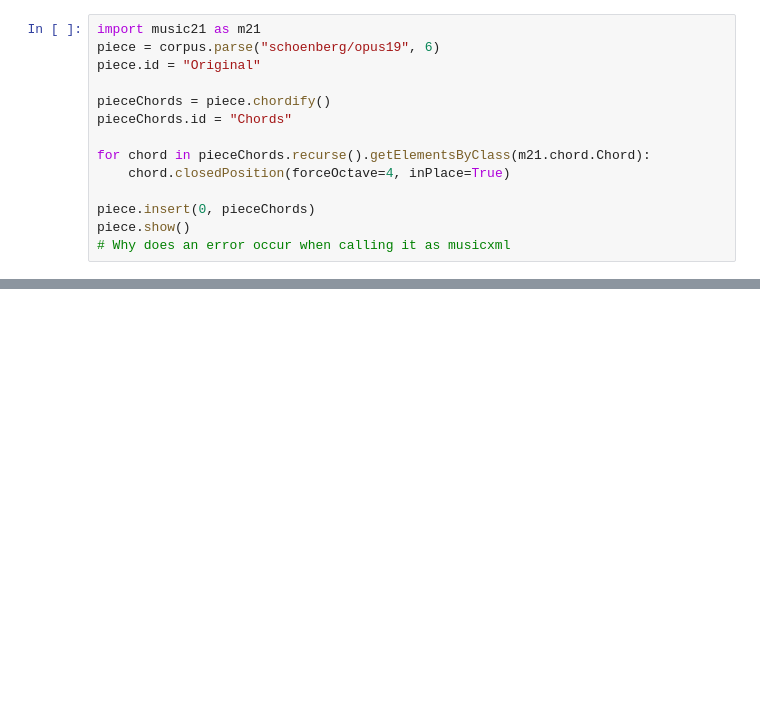
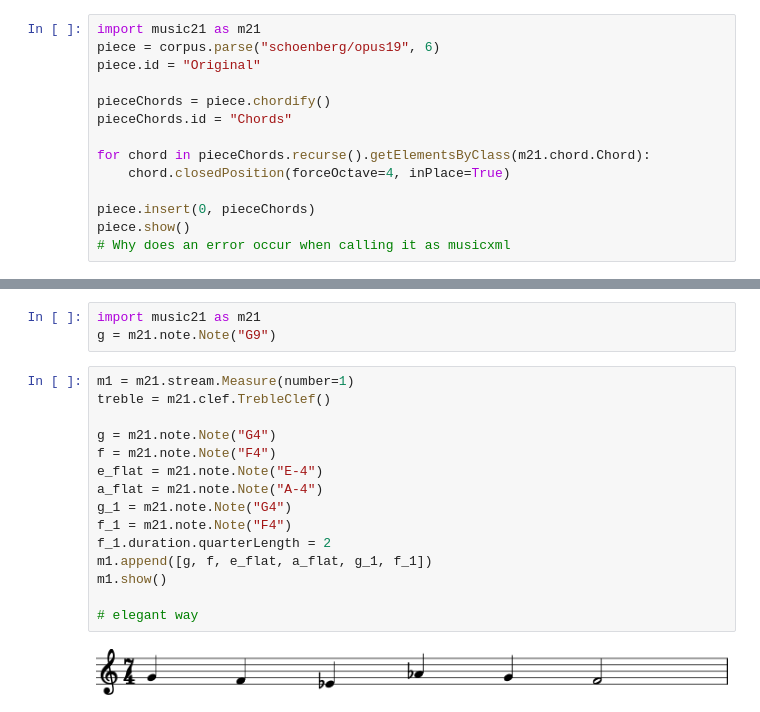
Before and after one commit to jasonvla/bachAndNotagenCorpora, a Jupyter notebook: Bachprojekt.ipynb, the cells around one changed output, grey strips where cells are left out. Drawn from its saved outputs; the diff is of its cells as text; blank space fills up the shorter version.

```diff
--- a/Bachprojekt.ipynb
+++ b/Bachprojekt.ipynb
@@ -658,0 +961,20 @@ piece.show()
+# %%
+import music21 as m21
+g = m21.note.Note("G9")
+# %%
+m1 = m21.stream.Measure(number=1)
+treble = m21.clef.TrebleClef()
+
+g = m21.note.Note("G4")
+f = m21.note.Note("F4")
+e_flat = m21.note.Note("E-4")
+a_flat = m21.note.Note("A-4")
+g_1 = m21.note.Note("G4")
+f_1 = m21.note.Note("F4")
+f_1.duration.quarterLength = 2
+m1.append([g, f, e_flat, a_flat, g_1, f_1])
+m1.show()
+
+# elegant way
+# %% [output]
+[figure, added]
```
Also changed, not shown: parts of 9 cells of this notebook.
